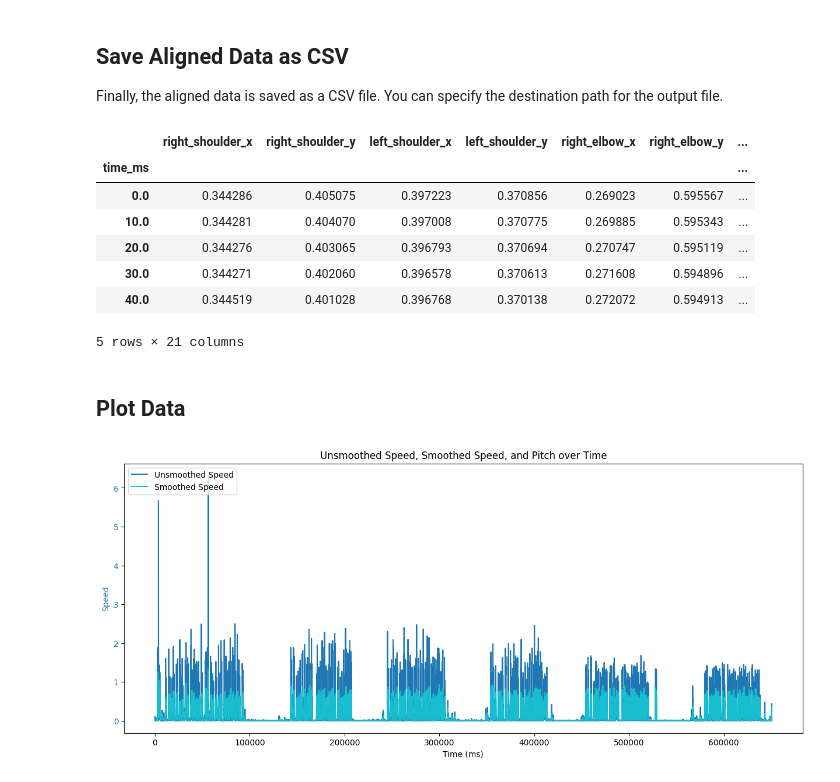
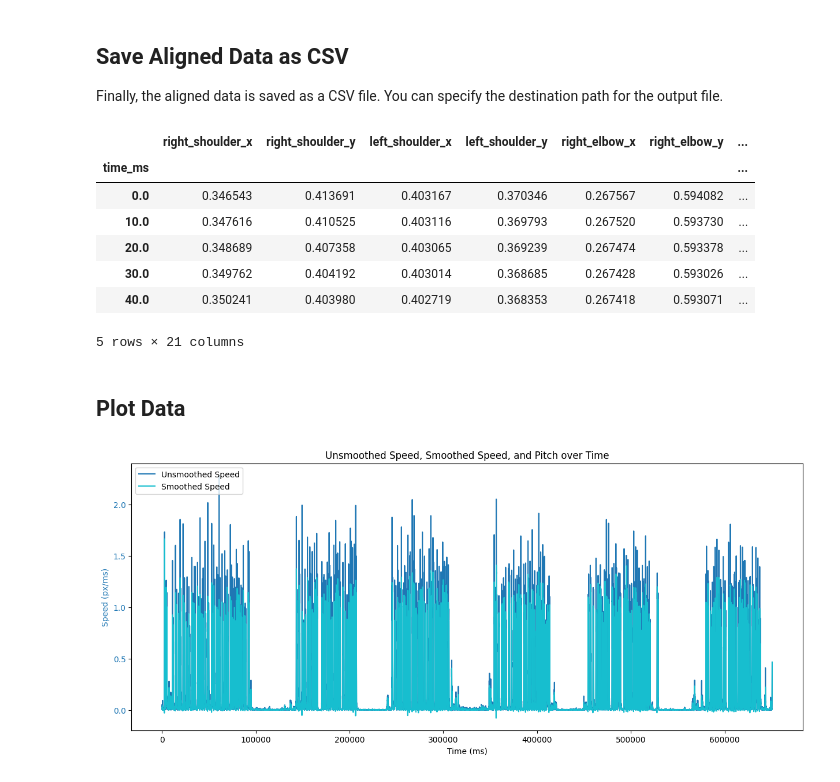
Before and after one commit to walterdych/Co-Speech-Gesture-Automation, a Jupyter notebook: SUPER_COMPUTING_SCRIPTS/2_speed_align_notebook.ipynb, the cells around one changed output. Drawn from its saved outputs; the diff is of its cells as text; code cells hidden in the pictures.

```diff
--- a/SUPER_COMPUTING_SCRIPTS/2_speed_align_notebook.ipynb
+++ b/SUPER_COMPUTING_SCRIPTS/2_speed_align_notebook.ipynb
@@ -62,8 +62,8 @@ keypoints_df['speed_unsmooth'] = np.sqrt(keypoints_df['delta_x']**2 + keypoints_
 ## Apply Savitzky-Golay Filtering
 The Savitzky-Golay filtering method is applied to smooth the speed data. You can adjust the window size and polynomial order.
 # %%
-keypoints_df['speed_smooth'] = [0 if x < np.percentile(keypoints_df['speed_unsmooth'], 25) else x for x in keypoints_df['speed_unsmooth']]
-keypoints_df['speed_smooth'] = savgol_filter(keypoints_df['speed_unsmooth'], 11, 1)
+keypoints_df['speed_smooth'] = [0 if x < np.percentile(keypoints_df['speed_unsmooth'], 20) else x for x in keypoints_df['speed_unsmooth']]
+keypoints_df['speed_smooth'] = savgol_filter(keypoints_df['speed_unsmooth'], 9, 2)
 keypoints_df
 # %% [output]
 |  | time_ms | right_shoulder_x | right_shoulder_y | left_shoulder_x | left_shoulder_y | right_elbow_x | ... |
@@ -102,34 +102,34 @@ Finally, the aligned data is saved as a CSV file. You can specify the destinatio
 # %%
 # Save the aligned data as a CSV file
 aligned_df['time_ms'] = pd.to_numeric(aligned_df.index)
-aligned_df.to_csv('C:/Users/cosmo/Desktop/Random Scripts/Co-Speech Gesture Automation/Co-Speech-Gesture-Automation/SPEED_FILES/5012_I_processed_data.csv', index=False)
+aligned_df.to_csv(f'C:/Users/cosmo/Desktop/Random Scripts/Co-Speech Gesture Automation/Co-Speech-Gesture-Automation/SPEED_FILES/5012_I_'+ KEYPOINT + '_processed_data.csv', index=False)
 aligned_df.head()
 # %% [output]
 |  | right_shoulder_x | right_shoulder_y | left_shoulder_x | left_shoulder_y | right_elbow_x | right_elbow_y | ... |
 | time_ms |  |  |  |  |  |  | ... |
-| 0.0 | 0.344286 | 0.405075 | 0.397223 | 0.370856 | 0.269023 | 0.595567 | ... |
-| 10.0 | 0.344281 | 0.404070 | 0.397008 | 0.370775 | 0.269885 | 0.595343 | ... |
-| 20.0 | 0.344276 | 0.403065 | 0.396793 | 0.370694 | 0.270747 | 0.595119 | ... |
-| 30.0 | 0.344271 | 0.402060 | 0.396578 | 0.370613 | 0.271608 | 0.594896 | ... |
-| 40.0 | 0.344519 | 0.401028 | 0.396768 | 0.370138 | 0.272072 | 0.594913 | ... |
+| 0.0 | 0.346543 | 0.413691 | 0.403167 | 0.370346 | 0.267567 | 0.594082 | ... |
+| 10.0 | 0.347616 | 0.410525 | 0.403116 | 0.369793 | 0.267520 | 0.593730 | ... |
+| 20.0 | 0.348689 | 0.407358 | 0.403065 | 0.369239 | 0.267474 | 0.593378 | ... |
+| 30.0 | 0.349762 | 0.404192 | 0.403014 | 0.368685 | 0.267428 | 0.593026 | ... |
+| 40.0 | 0.350241 | 0.403980 | 0.402719 | 0.368353 | 0.267418 | 0.593071 | ... |
 5 rows × 21 columns
 # %% [markdown]
 ## Plot Data
 # %%
 # Create a plot
 fig, ax1 = plt.subplots(figsize=(15, 6))
 
 # Plot unsmoothed and smoothed speed
 ax1.set_xlabel('Time (ms)')
-ax1.set_ylabel('Speed', color='tab:blue')
+ax1.set_ylabel('Speed (px/ms)', color='tab:blue')
 ax1.plot(aligned_df['time_ms'], aligned_df['speed_unsmooth'], label='Unsmoothed Speed', color='tab:blue')
 ax1.plot(aligned_df['time_ms'], aligned_df['speed_smooth'], label='Smoothed Speed', color='tab:cyan')
 ax1.tick_params(axis='y', labelcolor='tab:blue')
 
 # Add title and legend
 plt.title('Unsmoothed Speed, Smoothed Speed, and Pitch over Time')
 ax1.legend(loc='upper left')
 
 plt.show()
 # %% [output]
-[figure, old version]
+[figure, new version]
```
Also changed, not shown: parts of 3 cells of this notebook, 3 other files.
